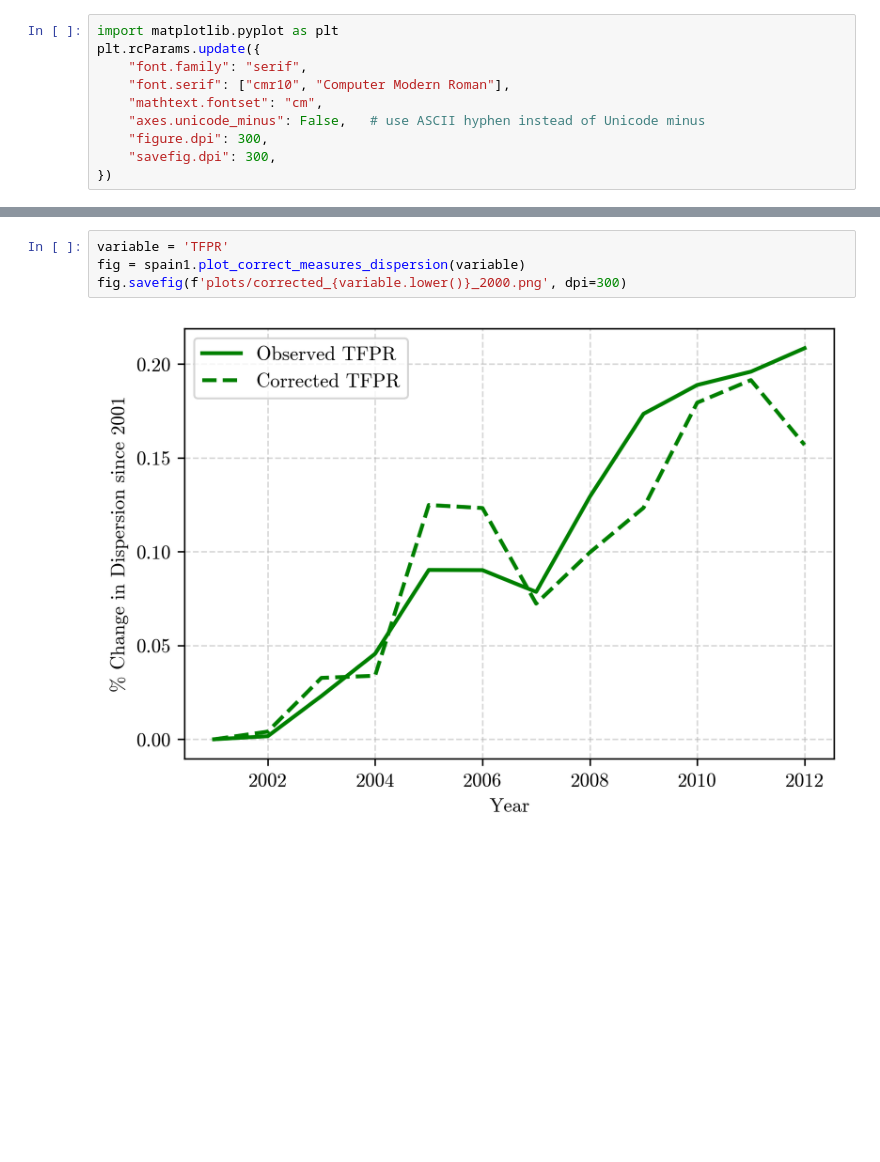
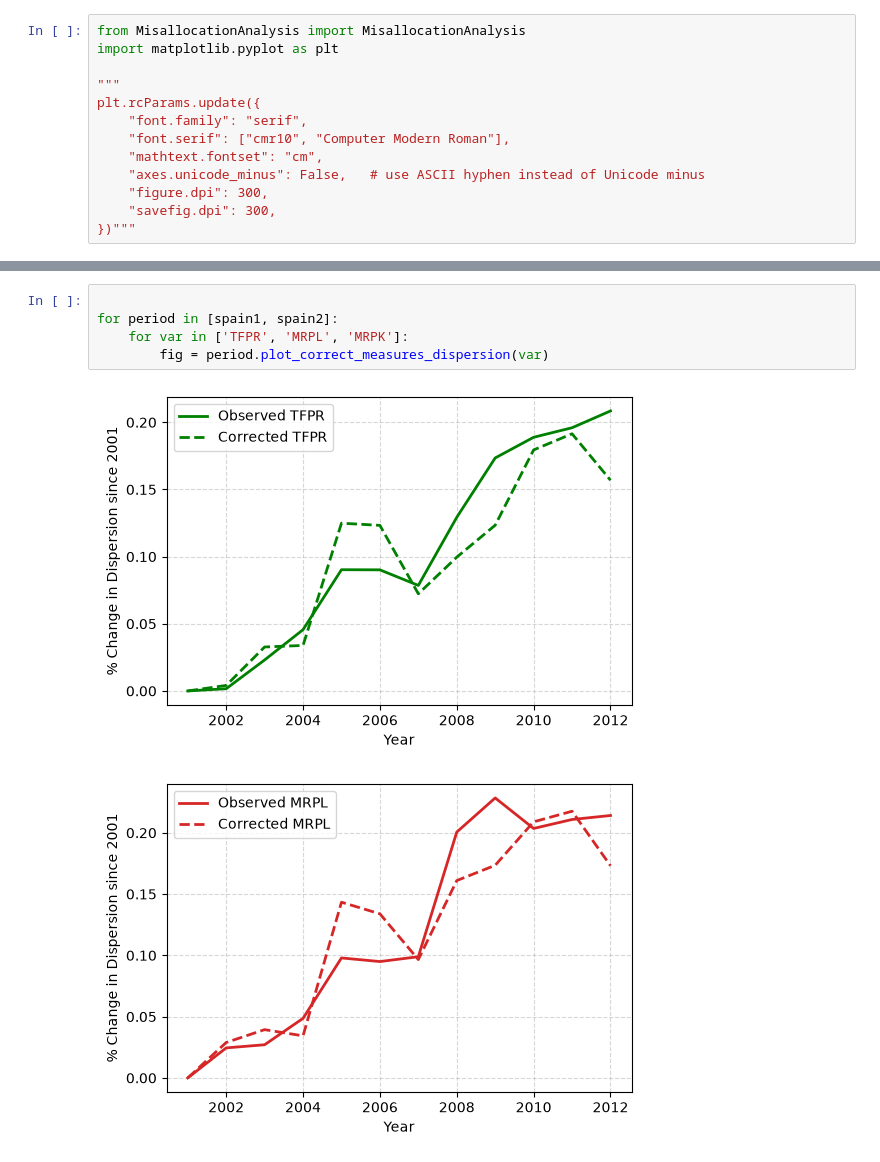
Before and after one commit to CurdinLieberherr/Master-Thesis, a Jupyter notebook: mismeasurement.ipynb, the cells around one changed output, grey strips where cells are left out. Drawn from its saved outputs; the diff is of its cells as text; blank space fills up the shorter version.

```diff
--- a/mismeasurement.ipynb
+++ b/mismeasurement.ipynb
@@ -8,5 +5,8 @@ from MisallocationAnalysis import MisallocationAnalysis
 # %%
+from MisallocationAnalysis import MisallocationAnalysis
 import matplotlib.pyplot as plt
+
+"""
 plt.rcParams.update({
     "font.family": "serif",
     "font.serif": ["cmr10", "Computer Modern Roman"],
@@ -14,4 +14,4 @@ plt.rcParams.update({
     "axes.unicode_minus": False,   # use ASCII hyphen instead of Unicode minus
     "figure.dpi": 300,
     "savefig.dpi": 300,
-})
+})"""
@@ -33,8 +28,10 @@ spain2.estimate_corrected_measures()
 351266
 308715
 # %%
-variable = 'TFPR'
-fig = spain1.plot_correct_measures_dispersion(variable)
-fig.savefig(f'plots/corrected_{variable.lower()}_2000.png', dpi=300)
+
+for period in [spain1, spain2]:
+    for var in ['TFPR', 'MRPL', 'MRPK']:
+        fig = period.plot_correct_measures_dispersion(var)
 # %% [output]
-[figure, old version]
+[figure, new version]
+[figure, added]
```
Also changed, not shown: parts of 5 cells of this notebook, 5 other files.
